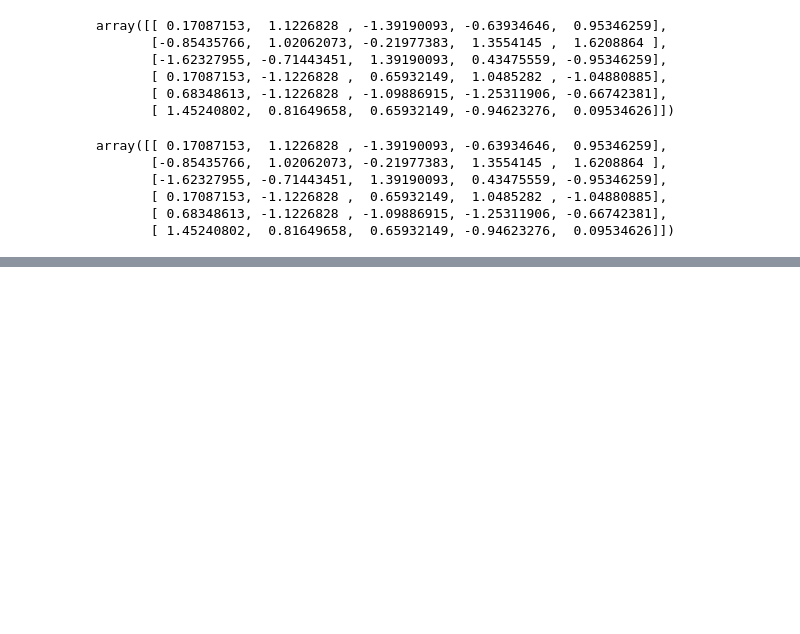
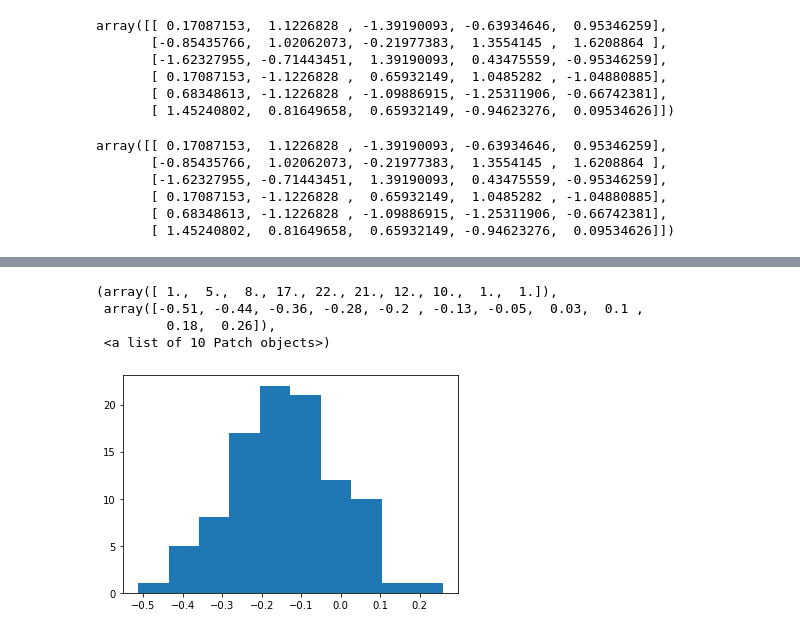
Before and after one commit to ikeven94/py_repo, a Jupyter notebook: Pandas_Numpy/Pandas_Scaling.ipynb, the cells around one changed output, grey strips where cells are left out. Saved outputs shown, nothing was run; the diff lists cells and outputs as text; code cells hidden in the pictures; blank space fills up the shorter version.

```diff
--- a/Pandas_Numpy/Pandas_Scaling.ipynb
+++ b/Pandas_Numpy/Pandas_Scaling.ipynb
@@ -365,0 +462,9 @@ array([[ 0.17087153,  1.1226828 , -1.39190093, -0.63934646,  0.95346259],
+# %%
+xssin = xss[xss < 5]
+plt.hist(xssin)
+# %% [output]
+(array([ 1.,  5.,  8., 17., 22., 21., 12., 10.,  1.,  1.]),
+ array([-0.51, -0.44, -0.36, -0.28, -0.2 , -0.13, -0.05,  0.03,  0.1 ,
+         0.18,  0.26]),
+ <a list of 10 Patch objects>)
+[figure, added]
```
Also changed, not shown: parts of 40 cells of this notebook.
